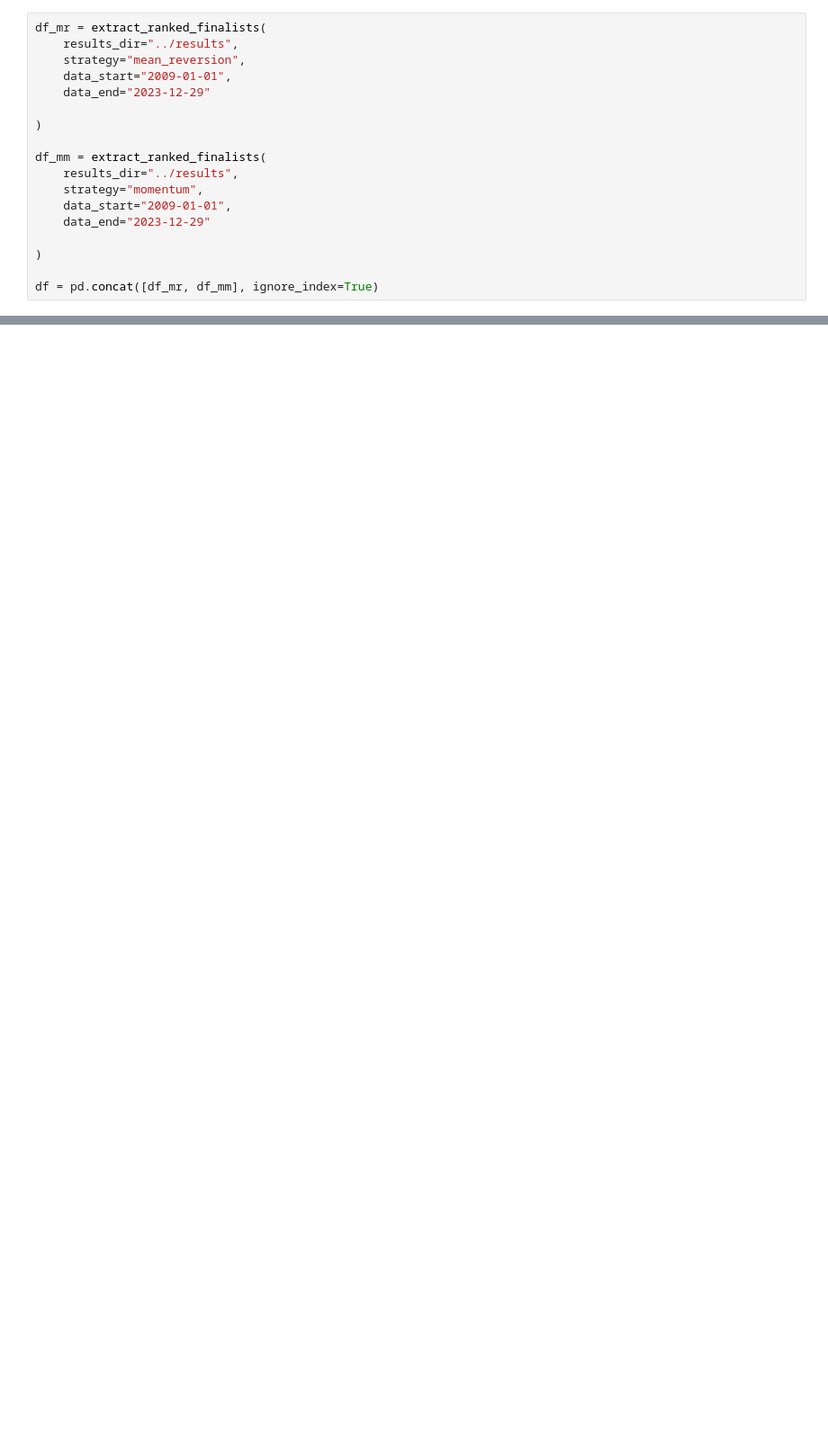
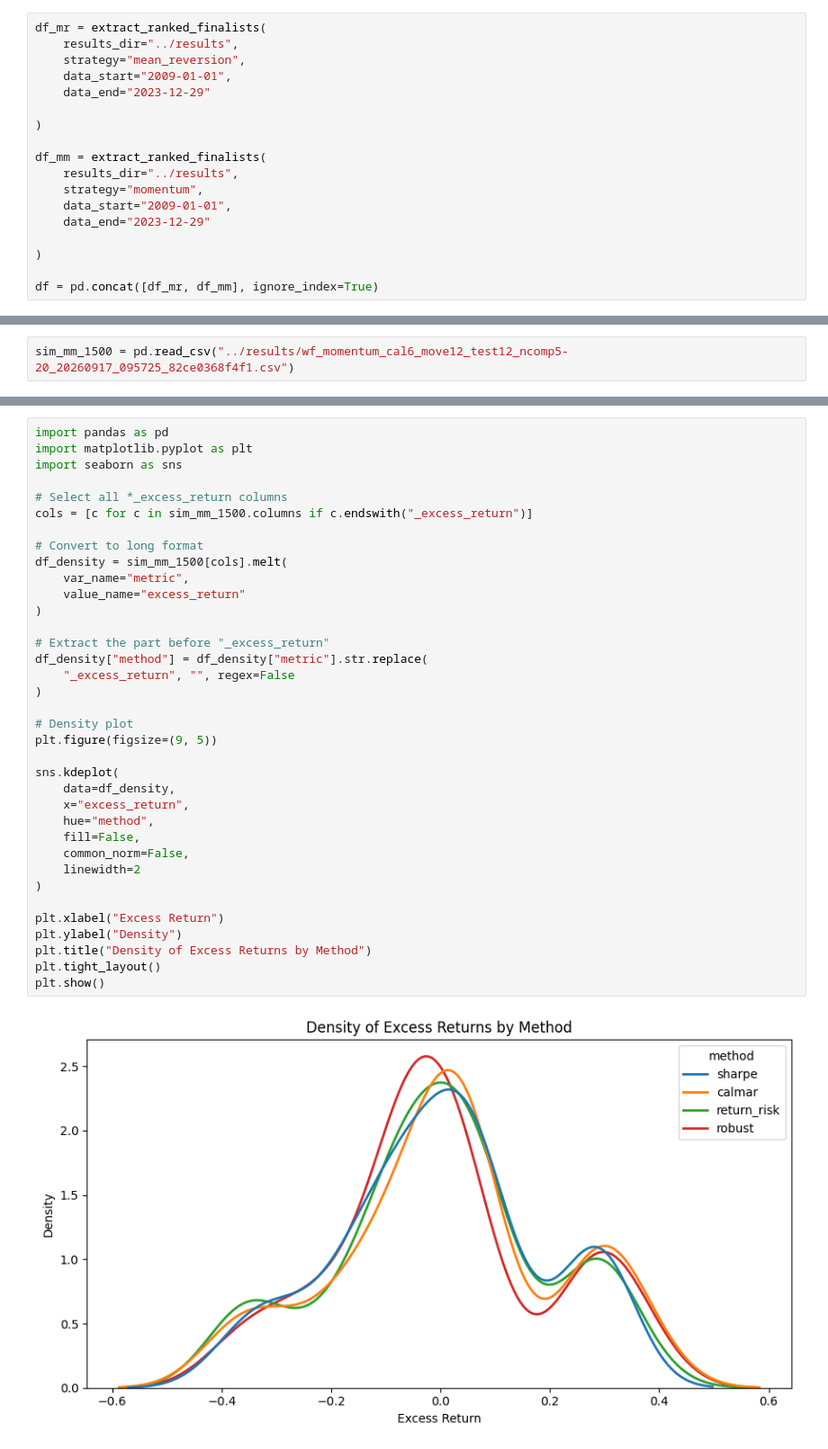
Before and after one commit to iNANOV/MPF_Dev, a Jupyter notebook: notebooks/research_for_article_3.ipynb, the cells around one changed output, grey strips where cells are left out. Shown at 90% size. Cells and saved outputs as stored; diff of their text form; blank space fills up the shorter version.

Commit message:
new statistics and test results

```diff
--- a/notebooks/research_for_article_3.ipynb
+++ b/notebooks/research_for_article_3.ipynb
@@ -1633,0 +2733,2 @@ Saved: article_mean_reversion_momentum_M_weighted.pdf
+# %%
+sim_mm_1500 = pd.read_csv("../results/wf_momentum_cal6_move12_test12_ncomp5-20_20260917_095725_82ce0368f4f1.csv")
@@ -1633,0 +2757,38 @@ Saved: article_mean_reversion_momentum_M_weighted.pdf
+# %%
+import pandas as pd
+import matplotlib.pyplot as plt
+import seaborn as sns
+
+# Select all *_excess_return columns
+cols = [c for c in sim_mm_1500.columns if c.endswith("_excess_return")]
+
+# Convert to long format
+df_density = sim_mm_1500[cols].melt(
+    var_name="metric",
+    value_name="excess_return"
+)
+
+# Extract the part before "_excess_return"
+df_density["method"] = df_density["metric"].str.replace(
+    "_excess_return", "", regex=False
+)
+
+# Density plot
+plt.figure(figsize=(9, 5))
+
+sns.kdeplot(
+    data=df_density,
+    x="excess_return",
+    hue="method",
+    fill=False,
+    common_norm=False,
+    linewidth=2
+)
+
+plt.xlabel("Excess Return")
+plt.ylabel("Density")
+plt.title("Density of Excess Returns by Method")
+plt.tight_layout()
+plt.show()
+# %% [output]
+[figure, added]
```
Also changed, not shown: parts of 39 cells of this notebook, 3 other files.
